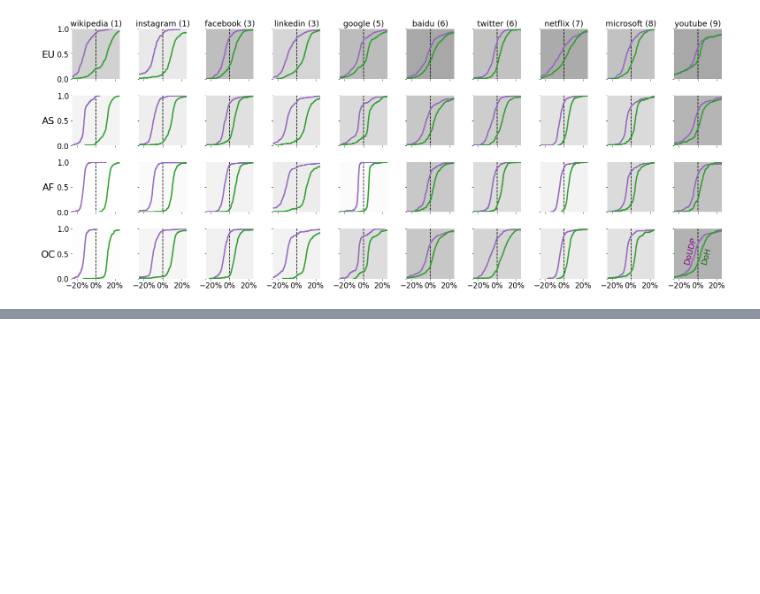
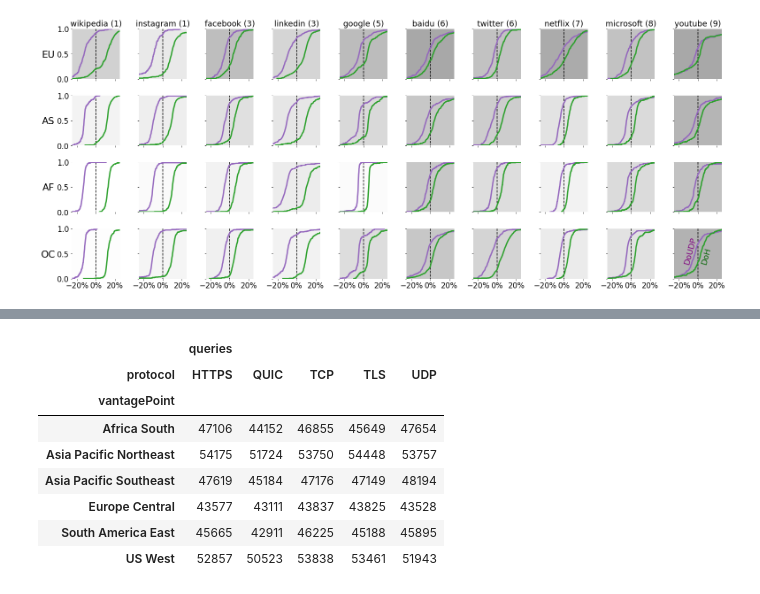
Before and after one commit to Lucapaulo/dns-analysis, a Jupyter notebook: Web-Performance-IMC.ipynb, the cells around one changed output, grey strips where cells are left out. Saved outputs shown, nothing was run; the diff lists cells and outputs as text; code cells hidden in the pictures; blank space fills up the shorter version.

```diff
--- a/Web-Performance-IMC.ipynb
+++ b/Web-Performance-IMC.ipynb
@@ -440,0 +455,13 @@ plt.show()
+# %%
+# queries
+df[['vantagePoint', 'queries', 'protocol']].groupby(['vantagePoint', 'protocol']).sum().unstack()
+# %% [output]
+|  | queries |  |  |  |  |
+| protocol | HTTPS | QUIC | TCP | TLS | UDP |
+| vantagePoint |  |  |  |  |  |
+| Africa South | 47106 | 44152 | 46855 | 45649 | 47654 |
+| Asia Pacific Northeast | 54175 | 51724 | 53750 | 54448 | 53757 |
+| Asia Pacific Southeast | 47619 | 45184 | 47176 | 47149 | 48194 |
+| Europe Central | 43577 | 43111 | 43837 | 43825 | 43528 |
+| South America East | 45665 | 42911 | 46225 | 45188 | 45895 |
+| US West | 52857 | 50523 | 53838 | 53461 | 51943 |
```
Also changed, not shown: parts of 6 cells of this notebook.
